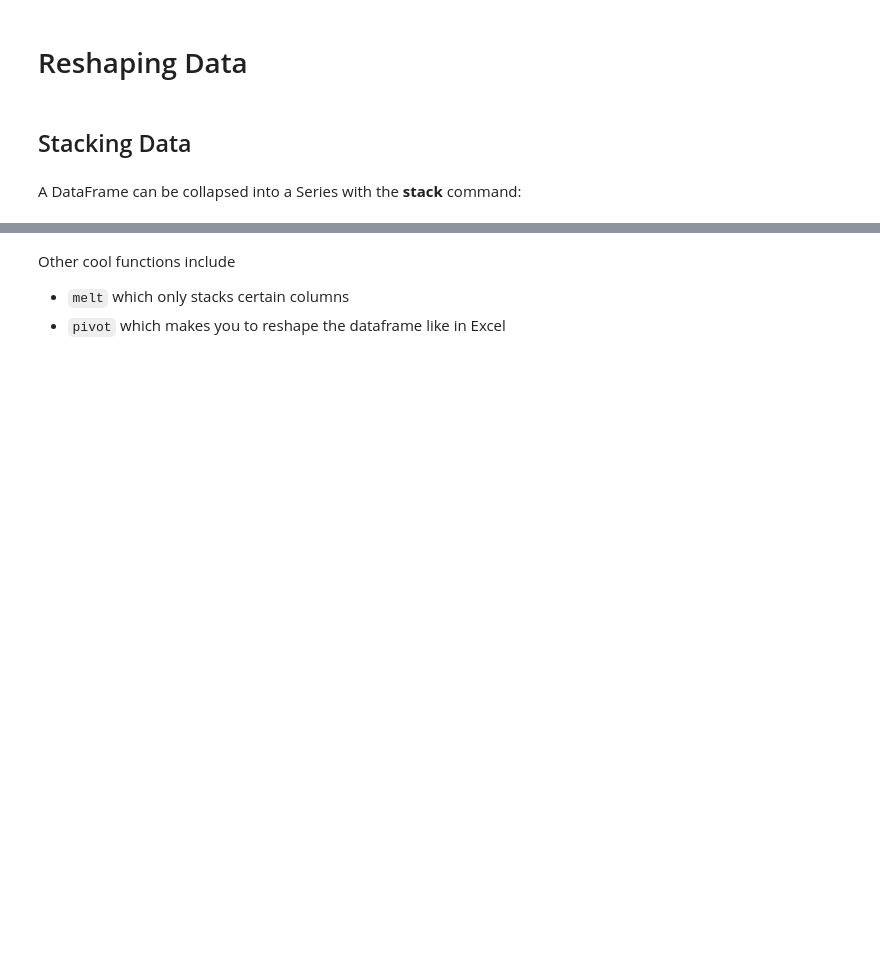
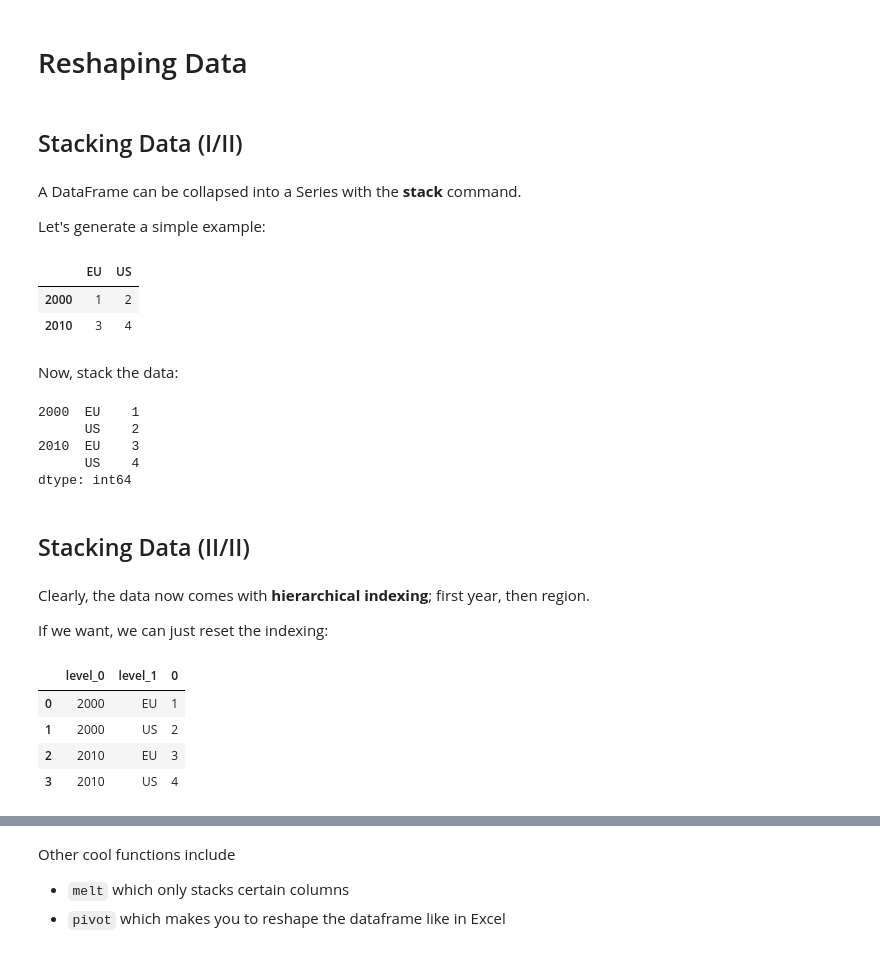
Before and after one commit to joachimkrasmussen/ISDS, a Jupyter notebook: session_5/module_5_slides.ipynb, the cells around one changed output, grey strips where cells are left out. Cells and saved outputs as stored; diff of their text form; code cells hidden in the pictures; blank space fills up the shorter version.

```diff
--- a/session_5/module_5_slides.ipynb
+++ b/session_5/module_5_slides.ipynb
@@ -454,13 +454,41 @@ print(tips_merge.head(5))
 # %% [markdown]
 # Reshaping Data
 # %% [markdown]
-## Stacking Data
+## Stacking Data (I/II)
 # %% [markdown]
-A DataFrame can be collapsed into a Series with the **stack** command:
+A DataFrame can be collapsed into a Series with the **stack** command.
+
+Let's generate a simple example:
 # %%
 df = pd.DataFrame([[1,2],[3,4]],columns=['EU','US'],index=[2000,2010])
-print(df, '\n')
-stacked = df.stack() # going from wide to long format
-stacked =stacked.reset_index()
-stacked.columns = ['year', 'place', 'value']
-print(stacked)
+df
+# %% [output]
+|  | EU | US |
+| 2000 | 1 | 2 |
+| 2010 | 3 | 4 |
+# %% [markdown]
+Now, stack the data:
+# %%
+stacked = df.stack() # going from wide to long format
+stacked
+# %% [output]
+2000  EU    1
+      US    2
+2010  EU    3
+      US    4
+dtype: int64
+# %% [markdown]
+## Stacking Data (II/II)
+# %% [markdown]
+Clearly, the data now comes with **hierarchical indexing**; first year, then region.
+
+If we want, we can just reset the indexing:
+# %%
+stacked = stacked.reset_index()
+stacked
+# %% [output]
+|  | level_0 | level_1 | 0 |
+| 0 | 2000 | EU | 1 |
+| 1 | 2000 | US | 2 |
+| 2 | 2010 | EU | 3 |
+| 3 | 2010 | US | 4 |
```
Also changed, not shown: parts of 9 cells of this notebook.
